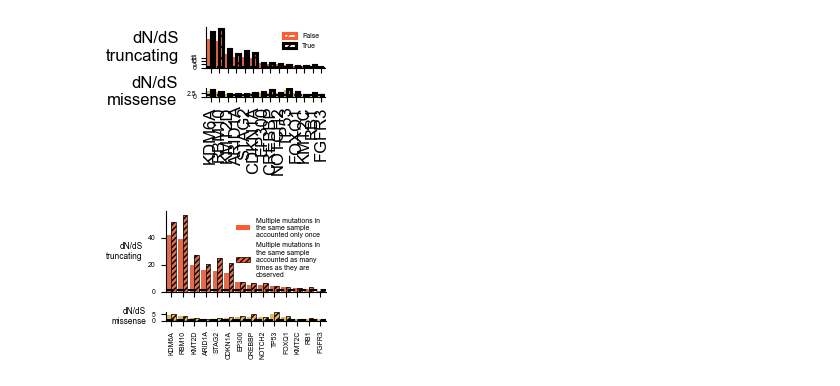
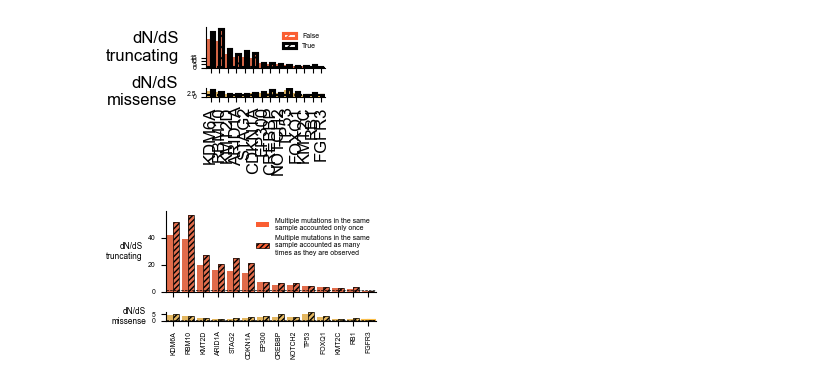
Before and after one commit to bbglab/normal_bladder_paper, a Jupyter notebook: extended/extended4/ExtendedFig4f_single_vs_multi.ipynb, the cells around one changed output. Drawn from its saved outputs; the diff is of its cells as text; code cells hidden in the pictures.

```diff
--- a/extended/extended4/ExtendedFig4f_single_vs_multi.ipynb
+++ b/extended/extended4/ExtendedFig4f_single_vs_multi.ipynb
@@ -334,7 +334,7 @@ plt.show()
 [figure]
 # %%
 # Create the figure and subplots
-fig, (ax1, ax2) = plt.subplots(2, 1, figsize=(2.5, 1.78), gridspec_kw={'height_ratios': [omega_truncating_all['omega_trunc'].max(),
+fig, (ax1, ax2) = plt.subplots(2, 1, figsize=(3, 1.78), gridspec_kw={'height_ratios': [omega_truncating_all['omega_trunc'].max(),
                                                                                     omega_missense_all['omega_mis'].max()
                                                                                    ]})
 
@@ -394,7 +394,7 @@ ax1.set_ylabel('dN/dS\ntruncating',
 # ax1.set_yticks([0,10,20,30,40,50])
 # ax1.set_yticklabels([0,10,20,30,40,50])
 ax1.set_xticklabels([])  # Hide x-axis labels on the middle plot
-ax1.axhline(1, color='black', linestyle='--')
+ax1.axhline(1, color='black', linestyle='--', linewidth = 0.5)
 
 # Remove top and right spines
 ax1.spines['top'].set_visible(False)
@@ -461,35 +461,35 @@ ax2.set_ylabel('dN/dS\nmissense',
 # ax2.set_yticklabels([0,3,6])
 
 ax2.set_xticklabels([])  # Hide x-axis labels on the upper plot
-ax2.axhline(1, color='black', linestyle='--')
+ax2.axhline(1, color='black', linestyle='--', linewidth = 0.5)
 # Remove top and right spines
 ax2.spines['top'].set_visible(False)
 ax2.spines['right'].set_visible(False)
 
 ax2.set_xticks(range(len(gene_order)))
 ax2.set_xticklabels(gene_order, rotation=90)
 
 
 
 # Custom legend
 legend_elements = [
     Patch(facecolor=metrics_colors_dictionary["omega_trunc"], edgecolor=None,
           # label="Expanded clones"
-          label="Multiple mutations in\nthe same sample\naccounted only once"
+          label="Multiple mutations in the same\nsample accounted only once"
          ),
     Patch(facecolor=metrics_colors_dictionary["omega_trunc"], edgecolor="black", hatch="//////",
           # label="Independent mutations"
-          label="Multiple mutations in\nthe same sample\naccounted as many\ntimes as they are\nobserved",
+          label="Multiple mutations in the same\nsample accounted as many\ntimes as they are observed",
           linewidth = 0.5
          )
 ]
 ax1.legend(handles=legend_elements, frameon=False, loc="upper right")
 
 
 plt.tight_layout()
 
 plt.savefig(f"plots/ExtendedFig4f.pdf", bbox_inches='tight', dpi = 300)
 
 plt.show()
 # %% [output]
-[figure, old version]
+[figure, new version]
```
Also changed, not shown: 3 other files.
